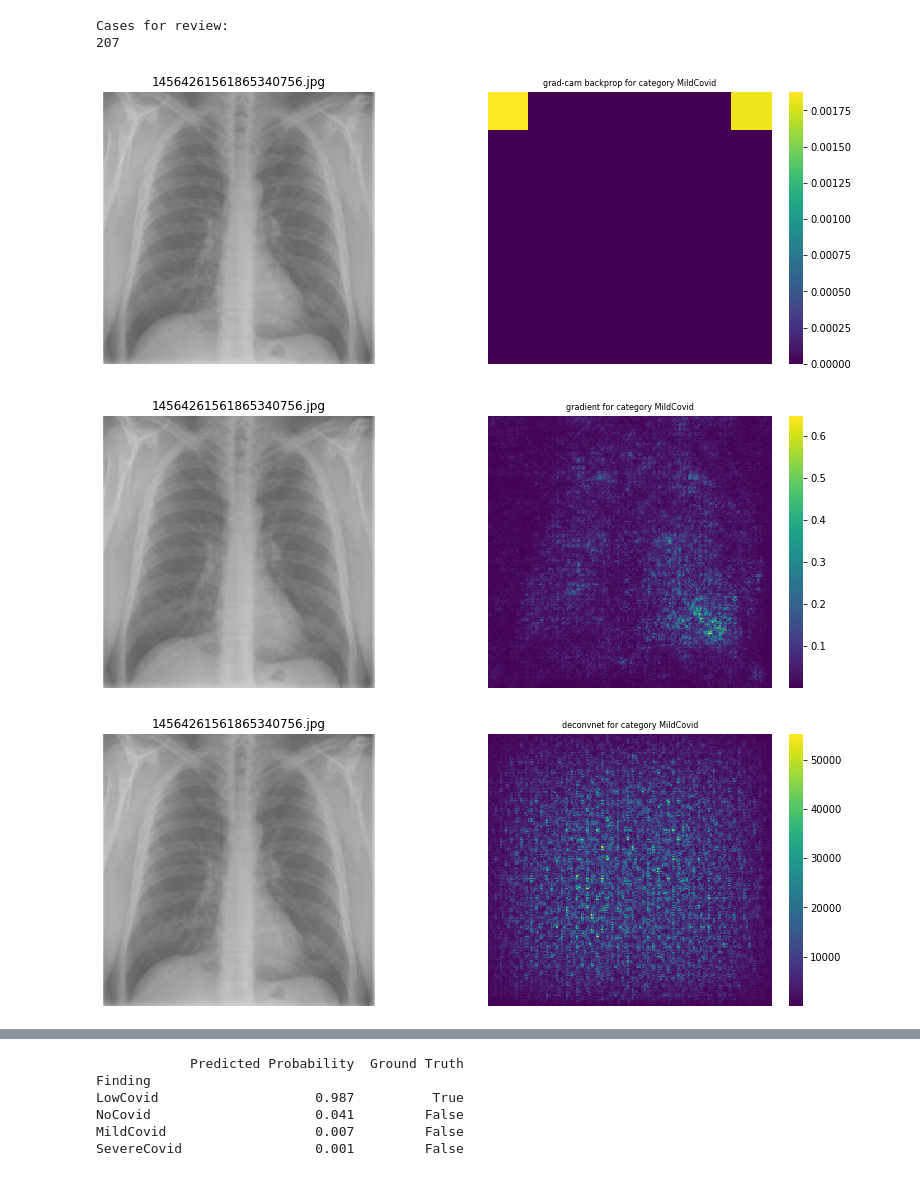
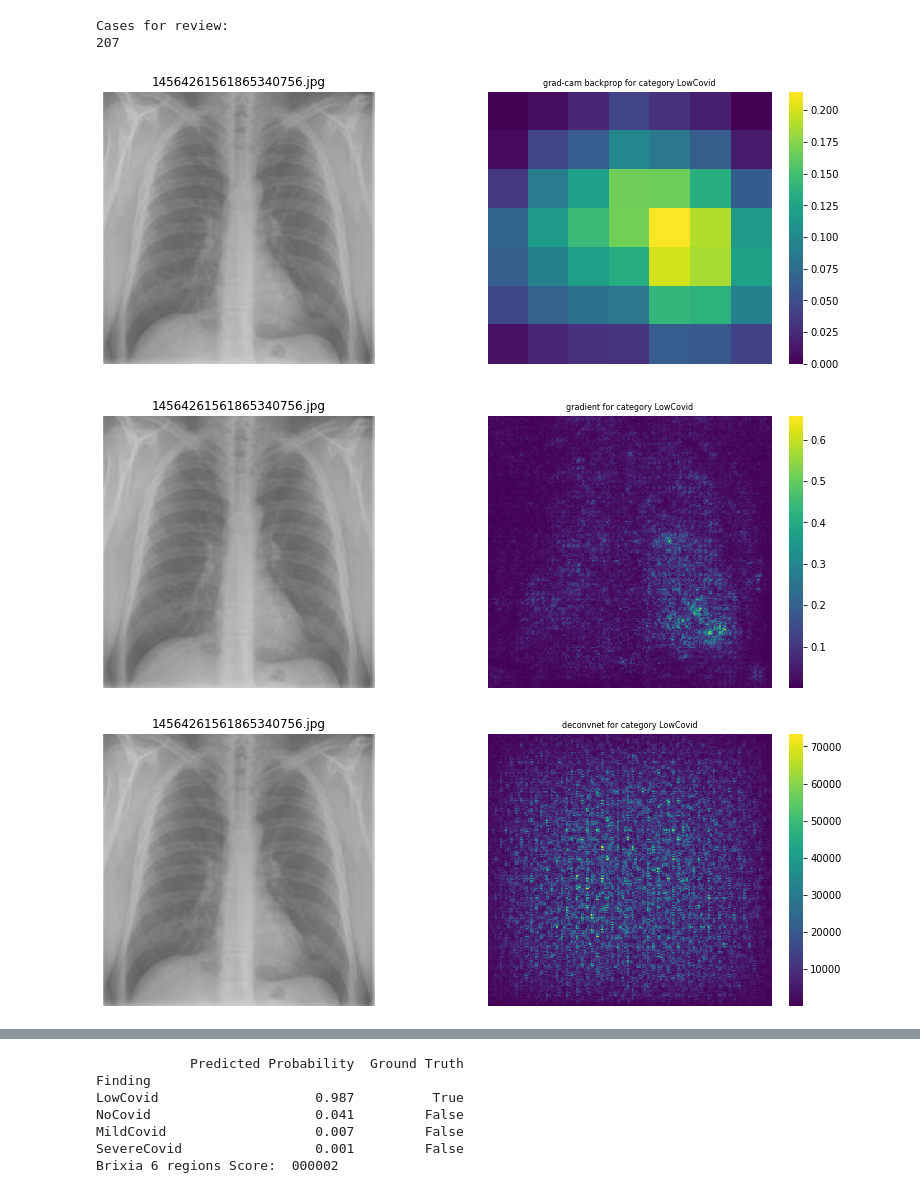
Before and after one commit to CAMP-eXplain-AI/CheXplain-IBA, a Jupyter notebook: model/notebooks/Explore_Predictions_Brixia.ipynb, the cells around one changed output, grey strips where cells are left out. Saved outputs shown, nothing was run; the diff lists cells and outputs as text; code cells hidden in the pictures.

Commit message:
Classification Brixia works with highest prob class

```diff
--- a/model/notebooks/Explore_Predictions_Brixia.ipynb
+++ b/model/notebooks/Explore_Predictions_Brixia.ipynb
@@ -65,8 +62,8 @@ LABEL = 'MildCovid'
 Cases for review:
 207
 # %%
-V.plot_map(model, dataloader, LABEL, covid=True, saliency_layer='features.norm5')
+V.plot_map(model, dataloader, covid=True, saliency_layer='features.norm5')
 # %% [output]
-[figure, old version]
+[figure, new version]
 [figure]
-[figure, old version]
+[figure, new version]
@@ -79,3 +76,4 @@ LowCovid                    0.987          True
 NoCovid                     0.041         False
 MildCovid                   0.007         False
 SevereCovid                 0.001         False
+Brixia 6 regions Score:  000002
```
Also changed, not shown: parts of 3 cells of this notebook, 1 other file.
